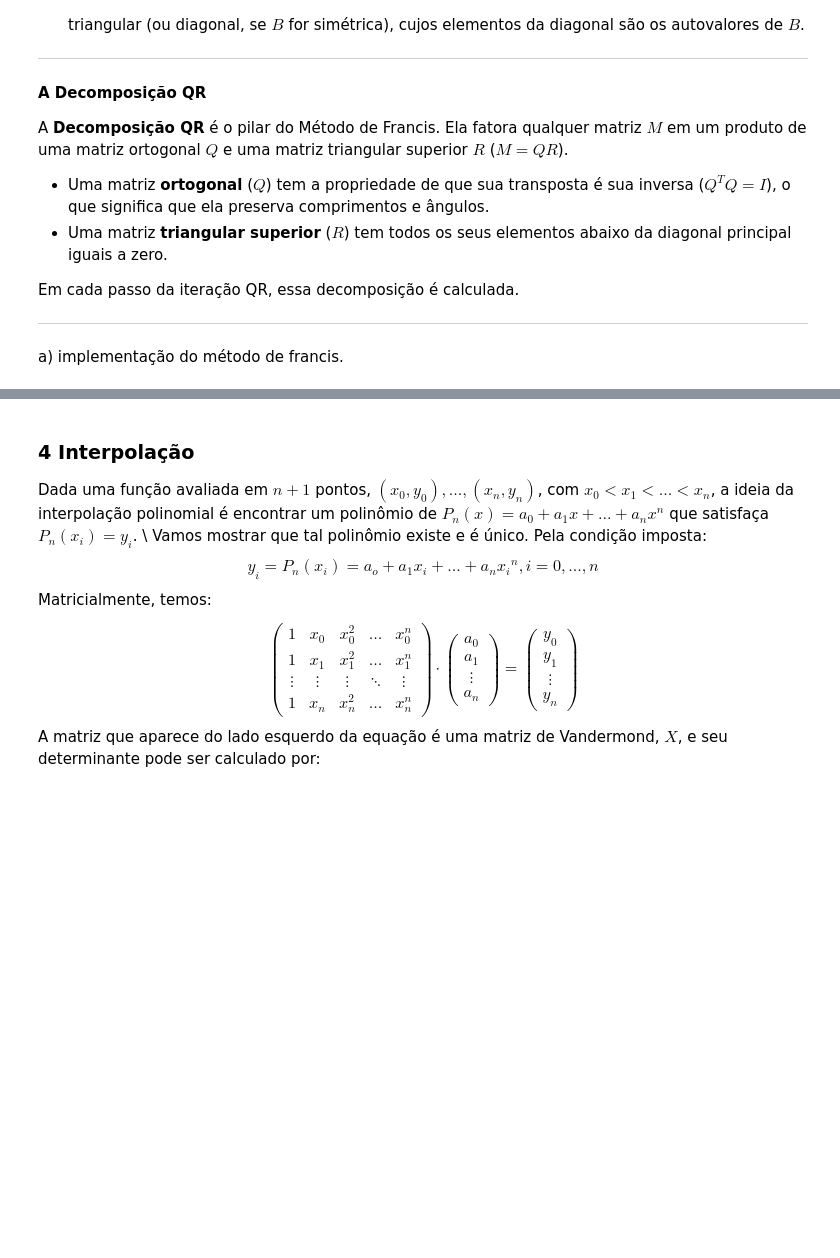
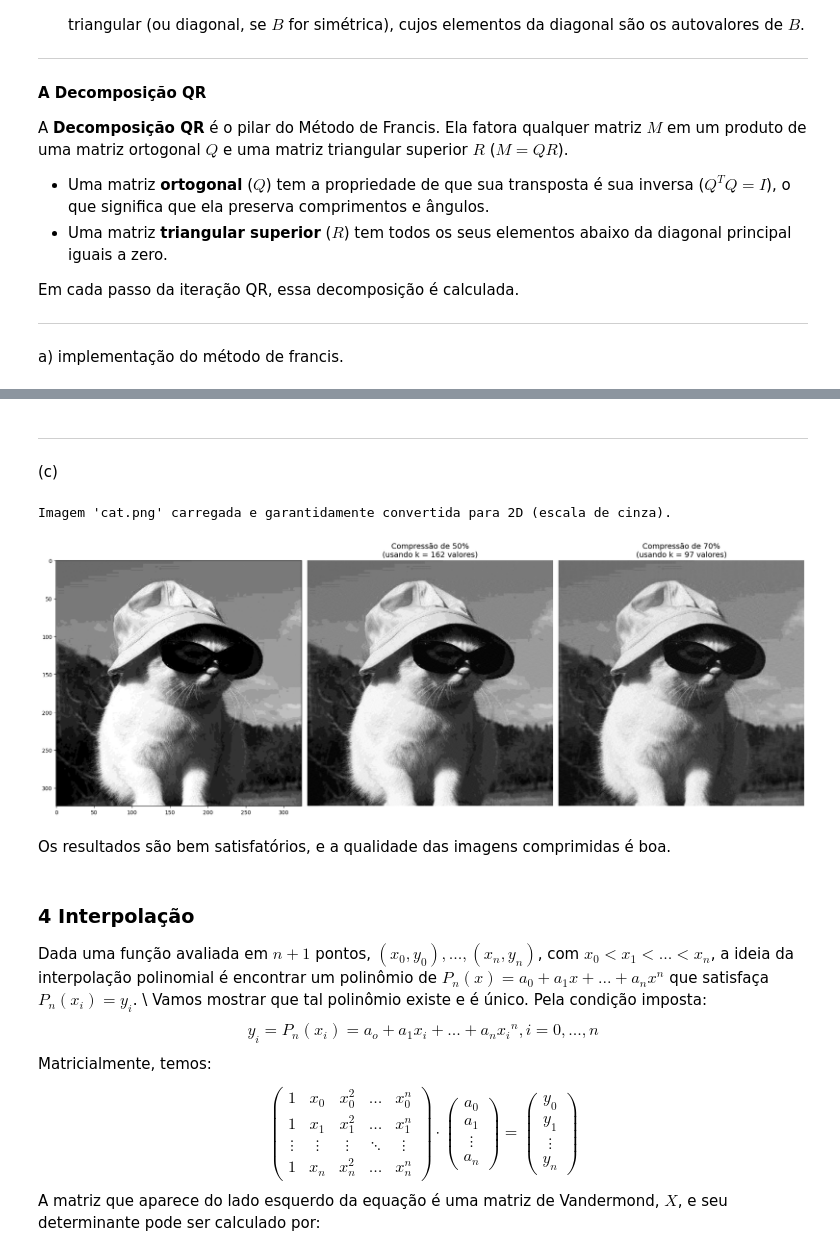
Before and after one commit to TaresuSenu/CalcNumerico, a Jupyter notebook: ThalesSenadeQueiroz+GuilhermePascoaleGodoy.ipynb, the cells around one changed output, grey strips where cells are left out. Drawn from its saved outputs; the diff is of its cells as text; code cells hidden in the pictures; blank space fills up the shorter version.

```diff
--- a/ThalesSenadeQueiroz+GuilhermePascoaleGodoy.ipynb
+++ b/ThalesSenadeQueiroz+GuilhermePascoaleGodoy.ipynb
@@ -596,3 +653,47 @@ c)
+# %% [markdown]
+---
+(c)
+# %%
+import numpy as np
+import matplotlib.pyplot as plt
+from PIL import Image
+
+img = Image.open('cat.png').convert('L')
+A_original = np.array(img)
+print("Imagem 'cat.png' carregada e garantidamente convertida para 2D (escala de cinza).")
+
+A = A_original / 255.0
+
+U, S, Vt = svd_decomposition(A)
+
+def comprimir_e_reconstruir(U, S, Vt, k):
+    Sigma_k = np.diag(S[:k])
+    A_reconstruida = U[:, :k] @ Sigma_k @ Vt[:k, :]
+    return A_reconstruida
+
+niveis_compressao = [0.50, 0.70] # 50% e 70%
+max_k = len(S)
+fig, axes = plt.subplots(1, 3, figsize=(20, 7))
+
+# Plot da imagem original
+axes[0].imshow(A, cmap='gray')
+
+# Plot das imagens comprimidas
+for i, p in enumerate(niveis_compressao):
+    k = int(max_k * (1 - p))
+    A_comprimida = comprimir_e_reconstruir(U, S, Vt, k)
+    ax = axes[i+1]
+    ax.imshow(A_comprimida, cmap='gray')
+    ax.set_title(f'Compressão de {p*100:.0f}%\n(usando k = {k} valores)', fontsize=14)
+    ax.axis('off')
+
+plt.tight_layout()
+plt.show()
+# %% [output]
+Imagem 'cat.png' carregada e garantidamente convertida para 2D (escala de cinza).
+[figure, added]
+# %% [markdown]
+Os resultados são bem satisfatórios, e a qualidade das imagens comprimidas é boa.
 # %% [markdown]
 ### 4 Interpolação
 
```
Also changed, not shown: parts of 5 cells of this notebook.
